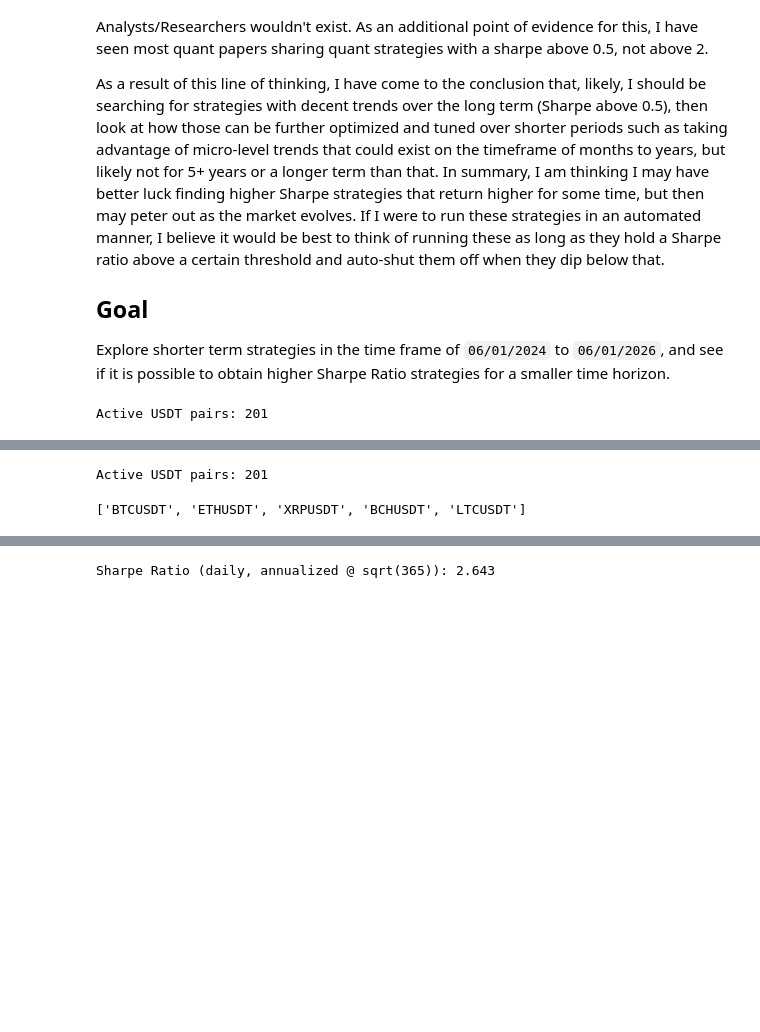
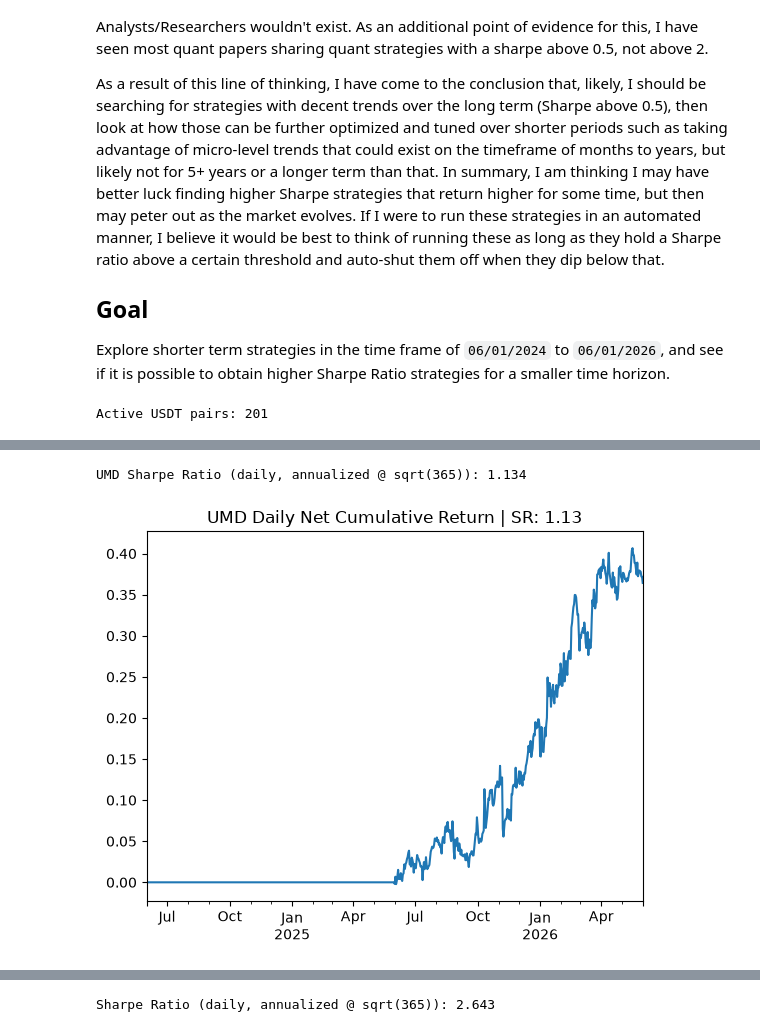
Before and after one commit to jude253/wall-street-quants-course-project, a Jupyter notebook: src/wall_street_quants_course_project/analysis/20260622__explore_shorter_term_strategies.ipynb, the cells around one changed output, grey strips where cells are left out. Drawn from its saved outputs; the diff is of its cells as text; code cells hidden in the pictures; blank space fills up the shorter version.

```diff
--- a/src/wall_street_quants_course_project/analysis/20260622__explore_shorter_term_strategies.ipynb
+++ b/src/wall_street_quants_course_project/analysis/20260622__explore_shorter_term_strategies.ipynb
@@ -145,19 +55,3 @@ parameterization, whereas the reversal direction did not.
-# %%
-# get_exchange_info() returns every listed symbol with its trading status,
-# base asset, and quote asset — best for filtering to active USDT pairs.
-exchange_info = client.get_exchange_info()
-
-usdt_symbols = [
-    s['symbol']
-    for s in exchange_info['symbols']
-    if s['quoteAsset'] == 'USDT' and s['status'] == 'TRADING'
-]
-
-print(f"Active USDT pairs: {len(usdt_symbols)}")
-usdt_symbols[:5]
-# %% [output]
-Active USDT pairs: 201
-['BTCUSDT', 'ETHUSDT', 'XRPUSDT', 'BCHUSDT', 'LTCUSDT']
 # %%
 univ = usdt_symbols[:]
 freq = '1d'
@@ -199,3 +93,48 @@ def get_LevelFrame(data_dict: dict[pd.Series], index_freq: str = pd_freq, remove
 px: pd.DataFrame = PriceFrame.validate(get_LevelFrame(px))
 quote_vol: LevelFrame = get_LevelFrame(quote_vol)
 vol: LevelFrame = get_LevelFrame(vol)
+# %%
+# Daily equivalents of the monthly UMD parameters:
+#   monthly shift(1).rolling(11)  →  daily shift(30).rolling(365-30)
+# Sharpe annualized with sqrt(365) for daily returns.
+TRADING_DAYS_PER_YEAR  = 365
+TRADING_DAYS_PER_MONTH = 30
+SIGNAL_LOOKBACK_DAYS   = 365-30  # 335 days
+
+
+def calc_umd_daily(px: PriceFrame, tcost_bps: int = 20) -> tuple:
+    ret = ReturnFrame.validate(
+        px.copy(deep=True).pct_change(fill_method=None)
+    )
+
+    signal = (
+        ret
+        .shift(periods=TRADING_DAYS_PER_MONTH)
+        .rolling(SIGNAL_LOOKBACK_DAYS)
+        .mean()
+    )
+    w = signal.rank(axis=1)
+    w = w.subtract(w.mean(axis=1), axis=0)
+    w = w.divide(w.abs().sum(axis=1), axis=0)
+    w = PriceNeutralWeightFrame.validate(w)
+
+    port_contrib_ret = w.shift() * ret
+    gross_ret        = port_contrib_ret.sum(axis=1)
+    to               = (w.fillna(0) - w.shift().fillna(0)).abs().sum(axis=1)
+    net_ret          = gross_ret - to * tcost_bps * 1e-4
+
+    return ret, w, port_contrib_ret, gross_ret, net_ret
+
+
+_, _, _, gross_ret, net_ret = calc_umd_daily(px)
+
+sharpe = (net_ret.mean() / net_ret.std()) * np.sqrt(TRADING_DAYS_PER_YEAR)
+print(f"UMD Sharpe Ratio (daily, annualized @ sqrt(365)): {sharpe:.3f}")
+
+net_ret.cumsum().plot(
+    title=f"UMD Daily Net Cumulative Return | SR: {sharpe:.2f}"
+)
+plt.show()
+# %% [output]
+UMD Sharpe Ratio (daily, annualized @ sqrt(365)): 1.134
+[figure, new version]
```
Also changed, not shown: parts of 15 cells of this notebook, 1 other file.
